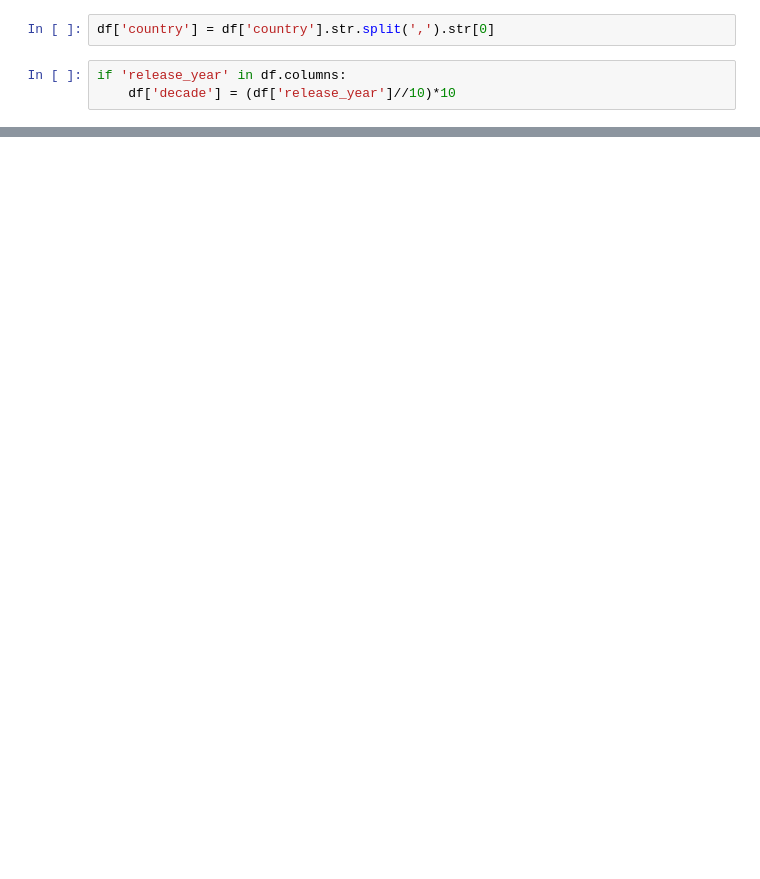
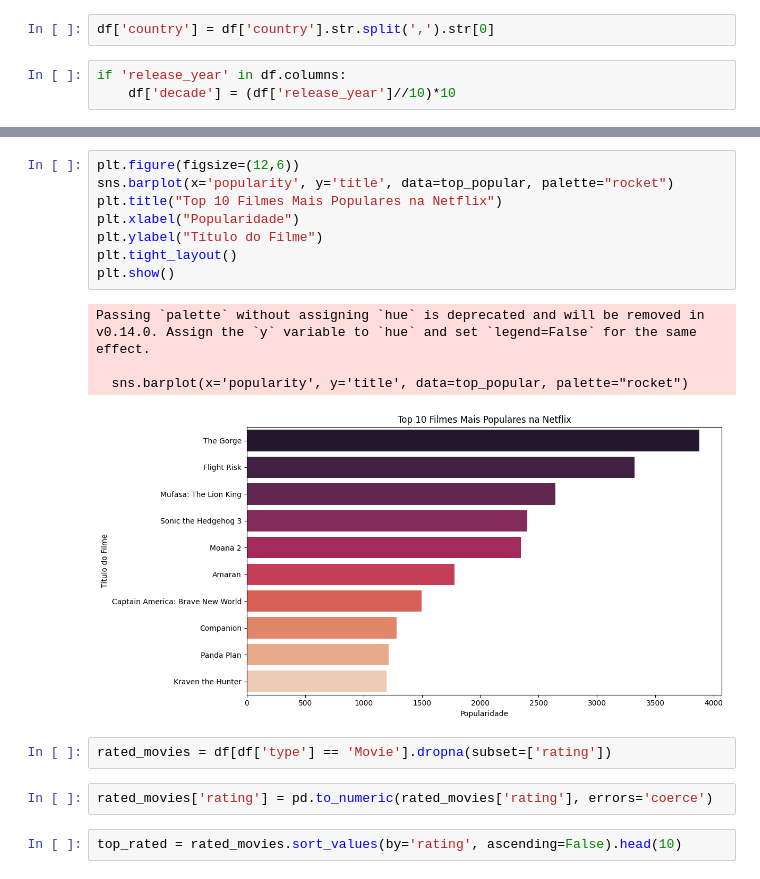
Before and after one commit to Oracimene/Dashboard-Netflix, a Jupyter notebook: Netflix/Netflix.ipynb, the cells around one changed output, grey strips where cells are left out. Cells and saved outputs as stored; diff of their text form; blank space fills up the shorter version.

```diff
--- a/Netflix/Netflix.ipynb
+++ b/Netflix/Netflix.ipynb
@@ -59,0 +101,19 @@ if 'release_year' in df.columns:
+# %%
+plt.figure(figsize=(12,6))
+sns.barplot(x='popularity', y='title', data=top_popular, palette="rocket")
+plt.title("Top 10 Filmes Mais Populares na Netflix")
+plt.xlabel("Popularidade")
+plt.ylabel("Título do Filme")
+plt.tight_layout()
+plt.show()
+# %% [output]
+Passing `palette` without assigning `hue` is deprecated and will be removed in v0.14.0. Assign the `y` variable to `hue` and set `legend=False` for the same effect.
+
+  sns.barplot(x='popularity', y='title', data=top_popular, palette="rocket")
+[figure, added]
+# %%
+rated_movies = df[df['type'] == 'Movie'].dropna(subset=['rating'])
+# %%
+rated_movies['rating'] = pd.to_numeric(rated_movies['rating'], errors='coerce')
+# %%
+top_rated = rated_movies.sort_values(by='rating', ascending=False).head(10)
```
Also changed, not shown: parts of 20 cells of this notebook.
